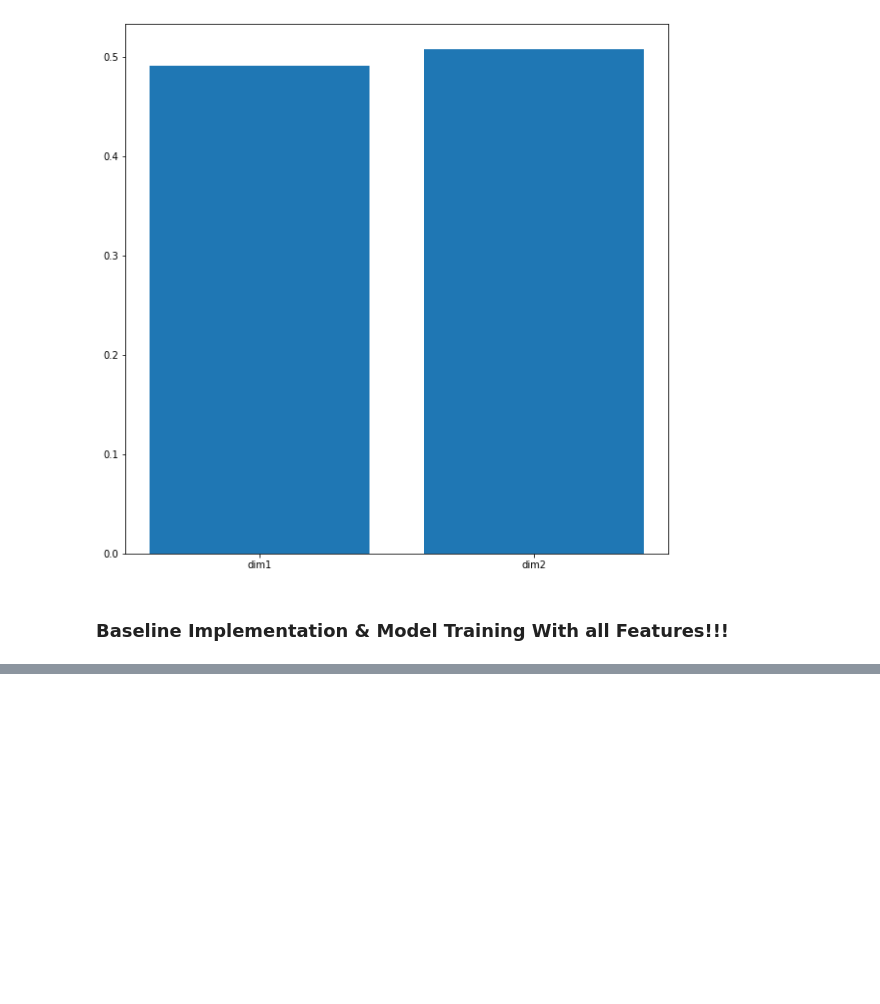
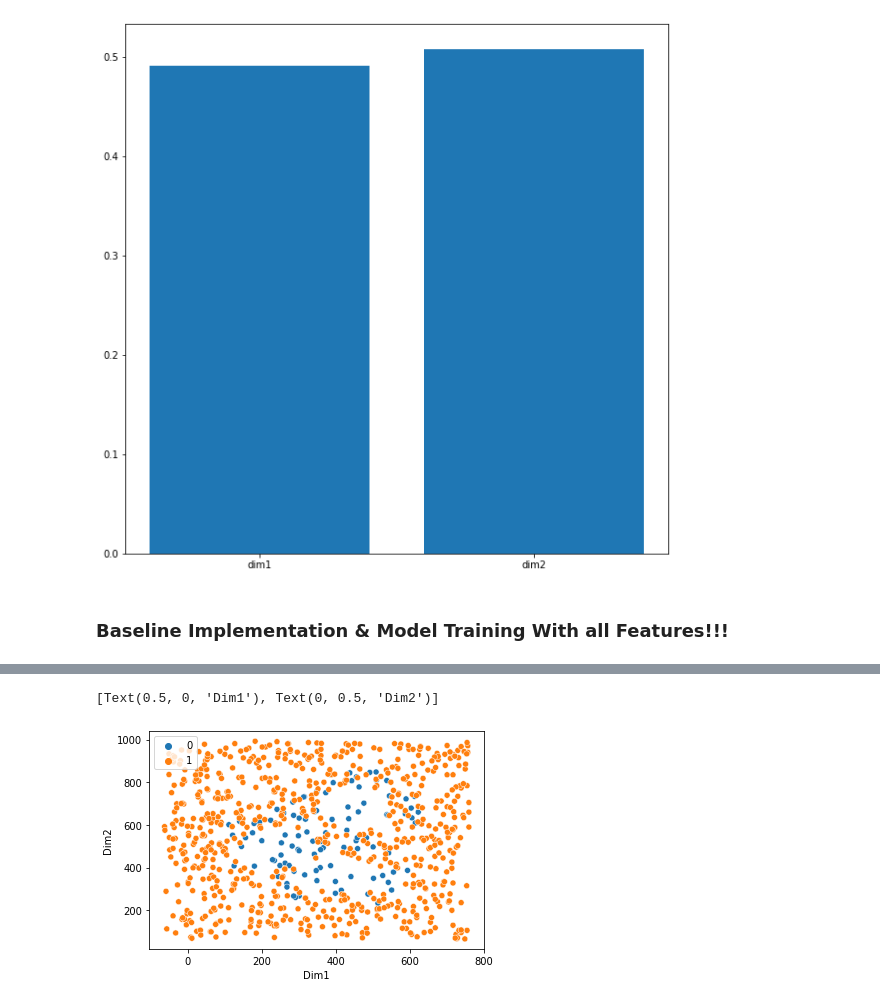
Before and after one commit to BSSB33/DSC-Lab, a Jupyter notebook: high_disturbance_ratio/disturbance.ipynb, the cells around one changed output, grey strips where cells are left out. Saved outputs shown, nothing was run; the diff lists cells and outputs as text; code cells hidden in the pictures; blank space fills up the shorter version.

```diff
--- a/high_disturbance_ratio/disturbance.ipynb
+++ b/high_disturbance_ratio/disturbance.ipynb
@@ -215,0 +243,9 @@ for i in range(len(models)):
+# %%
+import seaborn as sns
+
+# Plotting with Y
+ax = sns.scatterplot(data = df, x='dim1', y='dim2', sizes=(20,6), palette="tab10", hue=y)
+ax.set(xlabel='Dim1', ylabel='Dim2')
+# %% [output]
+[Text(0.5, 0, 'Dim1'), Text(0, 0.5, 'Dim2')]
+[figure, added]
```
Also changed, not shown: parts of 7 cells of this notebook.
